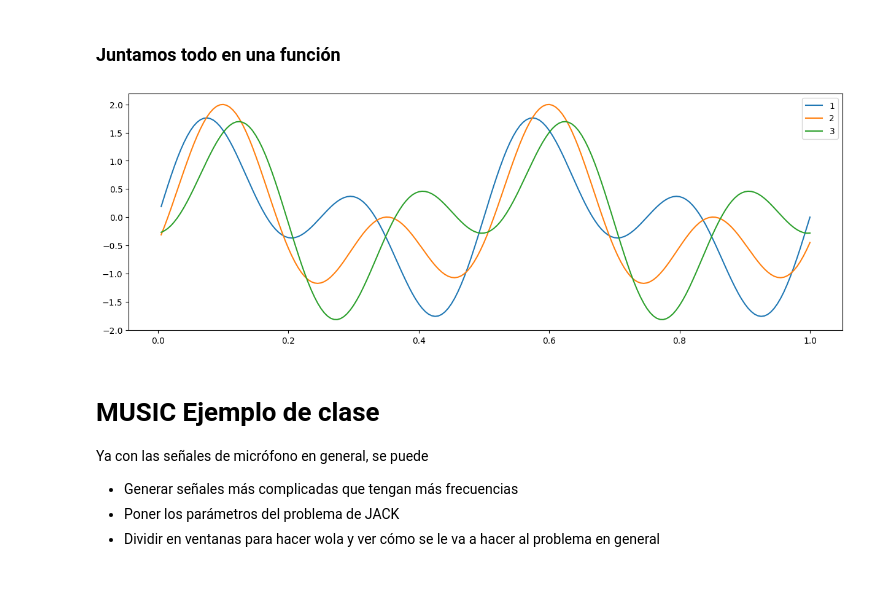
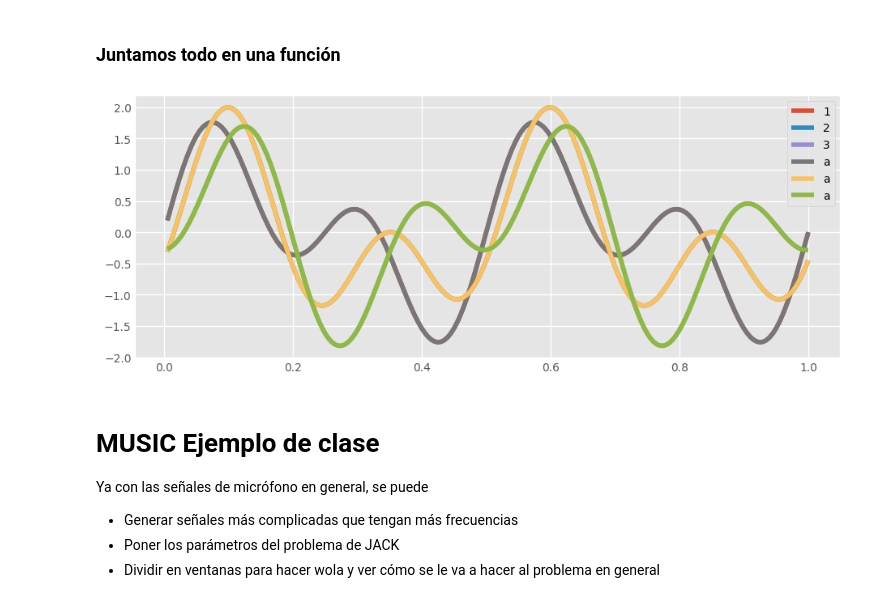
Before and after one commit to linear-regret/PDA, a Jupyter notebook: Proyecto PDA/music_complete.ipynb, the cells around one changed output. Drawn from its saved outputs; the diff is of its cells as text; code cells hidden in the pictures.

```diff
--- a/Proyecto PDA/music_complete.ipynb
+++ b/Proyecto PDA/music_complete.ipynb
@@ -9,11 +9,13 @@ import numpy as np
 from math import pi
 import wave
 
+plt.style.use('ggplot')
+
 from scipy import fft
 import pyfftw as fftw
 # Opciones de matplotlib
 rc=plt.rcParams
-rc['figure.figsize']=[15,5]
+rc['figure.figsize']=[10,4]
 
 # Para mostrar todas las columnas cuando se imprime un df
 pd.set_option('display.max_columns', None)
@@ -145,8 +161,27 @@ s_vec=np.c_[s1,s2]
 # %%
-A=A_completa(DOAS,freqs=freq_array)
+
+# Comprobación con datos de señales entrantes
+s_t=[s1,s2]
+s_vec=s_t[0]
+for i in range(1,len(s_t)):
+    s_vec=np.c_[s_vec,s_t[i]]
+# s_vec=np.c_[s_t]
+s_vec=np.c_[s1,s2]
+
+A=A_completa(θs=DOAS,freqs=freq_array)
 s_vec=np.c_[s1,s2]
 s_hat_vec=fft.fft(s_vec,axis=0)
 x_mics=np.zeros((N_mic,len(freq_array)))+0j
 for i in range(A.shape[0]):
     x_mics[:,i]=A[i,:,:]@s_hat_vec[i,:]
 x_mics=fft.ifft(x_mics,axis=1).real
+
+plt.plot(t,x_mics[0],label='matriz')
+plt.plot(t,x_mics[1],label='matriz')
+plt.plot(t,x_mics[2],label='matriz')
+
+plt.plot(t,x,label='microfono')
+plt.plot(t,y,label='microfono')
+plt.plot(t,z,label='microfono')
+plt.legend()
+plt.show()
@@ -173,12 +194,13 @@ como sólo se ven tres gráficas confirmamos que se obtiene lo mismo
 # %%
 def gen_señales_mic(DOAS,señales,d_im,N_mic,n_ventana=1024,freq_sampleo=48_000):
     '''
+    Para un arreglo lineal
+    regresa las señales  que se observarían en cada micrófono dadas las señales
+
     DOAS: Los ángulos en grados de las señales de entrada
     d_im: distancia inter-micrófono
     n_ventana: el tamaño de la muestra
     señales: funciones o arreglos que se le aplican a los datos
-
-    regresa las señales reales en cada micrófono
     '''
 
     # Se obtienen las frecuencias de la transformada rápida
@@ -186,37 +208,37 @@ def gen_señales_mic(DOAS,señales,d_im,N_mic,n_ventana=1024,freq_sampleo=48_000
 
     # freq_array_string=[str(fi) for fi in freq_array]
     t=np.linspace(1,n_ventana,num=n_ventana)*(n_ventana/freq_sampleo)/n_ventana # Para que esté en un intervalo de un segundo
     s_t=[s(t) for s in señales]
     # return s_t
 
     A=A_completa(DOAS,freqs=freq_array,d_im=d_im)
 
     s_vec=s_t[0]
     for i in range(1,len(s_t)):
         s_vec=np.c_[s_vec,s_t[i]]
 
     s_hat_vec=fft.fft(s_vec,axis=0)
 
     x_mics=np.zeros((N_mic,len(freq_array)))+0j
     for i in range(A.shape[0]):
         x_mics[:,i]=A[i,:,:]@s_hat_vec[i,:]
     x_mics=fft.ifft(x_mics,axis=1).real
     return t,x_mics
 
 señales=[lambda x: np.sin(2*pi*freqs[0]*x),lambda x: np.sin(2*pi*freqs[1]*x)]
 
 x_mics=gen_señales_mic(DOAS,señales,d_im,N_mic,K,K)[1]
 plt.plot(t,x_mics[0],label='1')
 plt.plot(t,x_mics[1],label='2')
 plt.plot(t,x_mics[2],label='3')
 
-# plt.plot(t,x)
-# plt.plot(t,y)
-# plt.plot(t,z)
+plt.plot(t,x,label='a')
+plt.plot(t,y,label='a')
+plt.plot(t,z,label='a')
 plt.legend()
 plt.show()
 # %% [output]
-[figure, old version]
+[figure, new version]
 # %% [markdown]
 # MUSIC Ejemplo de clase
 
```
Also changed, not shown: parts of 46 cells of this notebook, 3 other files.
